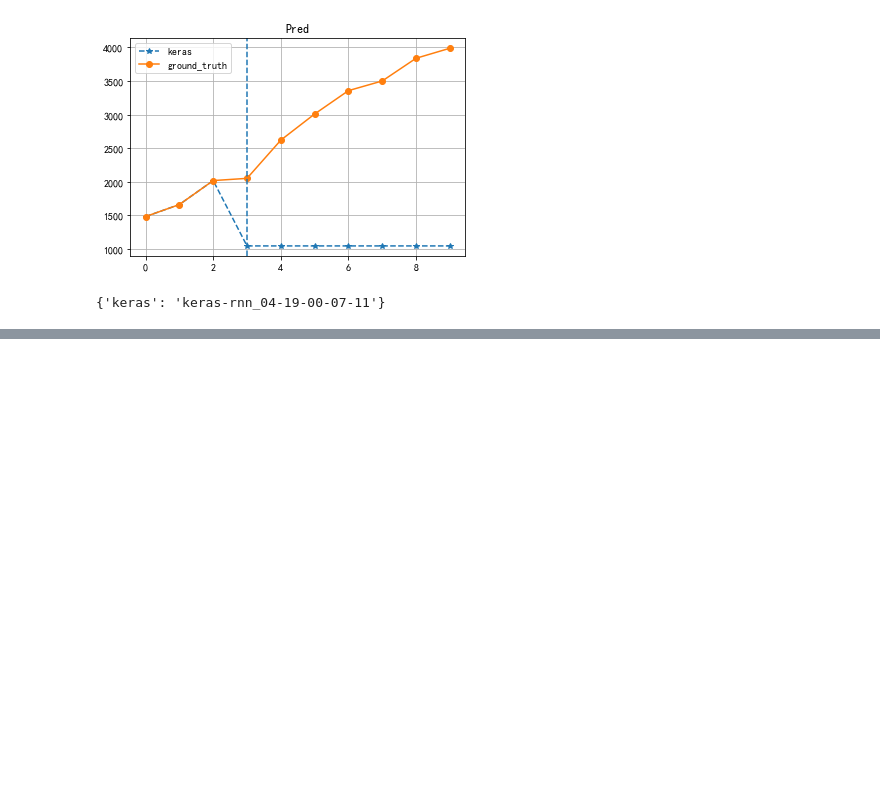
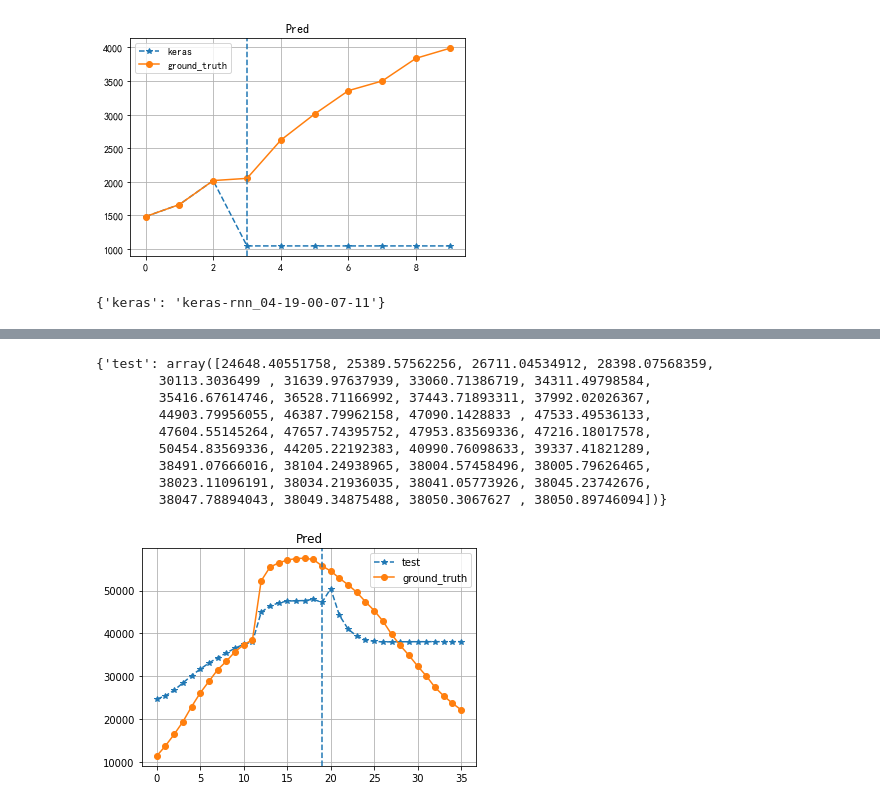
Before and after one commit to wtding1998/RNN_nCov, a Jupyter notebook: disease_analysis.ipynb, the cells around one changed output, grey strips where cells are left out. Drawn from its saved outputs; the diff is of its cells as text; code cells hidden in the pictures; blank space fills up the shorter version.

```diff
--- a/disease_analysis.ipynb
+++ b/disease_analysis.ipynb
@@ -426,0 +553,20 @@ japan_loss = japan_exp.train_loss()[0]
+# %%
+path = 'D:/Jupyter_Documents/ML-code/research_code/output/test'
+exp_name = 'ori-stnn_05-03-16-40-00_6317'
+exp_dir = {'test': exp_name}
+# lambd=0.1
+# exp_name = 'v2-stnn_05-03-00-05-59_0251'
+# exp = Exp(exp_name, path)
+# print(exp.plot_train_times().shape)
+result.plot_pred_by_dir(exp_dir, path, train=True)
+# %% [output]
+{'test': array([24648.40551758, 25389.57562256, 26711.04534912, 28398.07568359,
+        30113.3036499 , 31639.97637939, 33060.71386719, 34311.49798584,
+        35416.67614746, 36528.71166992, 37443.71893311, 37992.02026367,
+        44903.79956055, 46387.79962158, 47090.1428833 , 47533.49536133,
+        47604.55145264, 47657.74395752, 47953.83569336, 47216.18017578,
+        50454.83569336, 44205.22192383, 40990.76098633, 39337.41821289,
+        38491.07666016, 38104.24938965, 38004.57458496, 38005.79626465,
+        38023.11096191, 38034.21936035, 38041.05773926, 38045.23742676,
+        38047.78894043, 38049.34875488, 38050.3067627 , 38050.89746094])}
+[figure, added]
```
Also changed, not shown: parts of 15 cells of this notebook, 3 other files.
